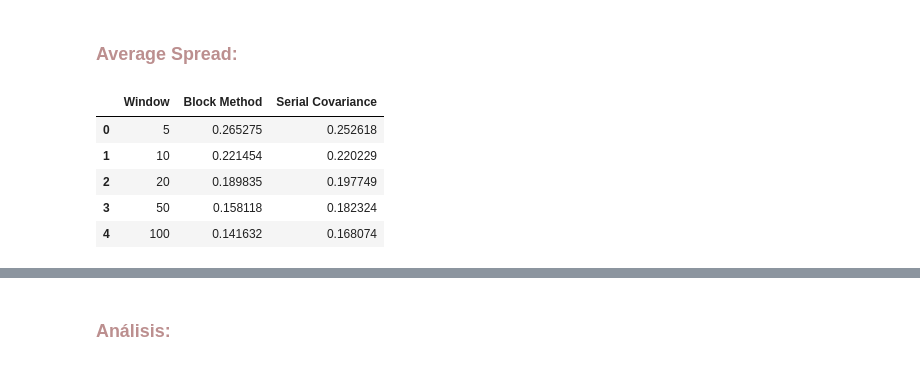
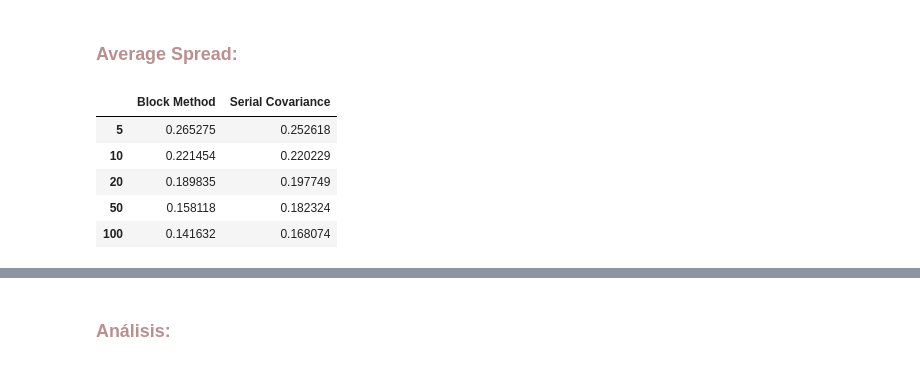
Before and after one commit to arantzaghg/sistemas_de_trading, a Jupyter notebook: Tarea 1 Effective Spread.ipynb, the cells around one changed output, grey strips where cells are left out. Saved outputs shown, nothing was run; the diff lists cells and outputs as text; code cells hidden in the pictures.

```diff
--- a/Tarea 1 Effective Spread.ipynb
+++ b/Tarea 1 Effective Spread.ipynb
@@ -162,16 +162,15 @@ plt.show()
 ### <font color='rosybrown'> **Average Spread:**
 # %%
 tabla = pd.DataFrame({
-    'Window': windows,
     'Block Method': [df1[f'Spread{window}'].mean() for window in windows],
     'Serial Covariance': [df2[f'Spread{window}'].mean() for window in windows]
-})
+},index=(windows))
 
 tabla
 # %% [output]
-|  | Window | Block Method | Serial Covariance |
-| 0 | 5 | 0.265275 | 0.252618 |
-| 1 | 10 | 0.221454 | 0.220229 |
-| 2 | 20 | 0.189835 | 0.197749 |
-| 3 | 50 | 0.158118 | 0.182324 |
-| 4 | 100 | 0.141632 | 0.168074 |
+|  | Block Method | Serial Covariance |
+| 5 | 0.265275 | 0.252618 |
+| 10 | 0.221454 | 0.220229 |
+| 20 | 0.189835 | 0.197749 |
+| 50 | 0.158118 | 0.182324 |
+| 100 | 0.141632 | 0.168074 |
```
Also changed, not shown: parts of 3 cells of this notebook.
